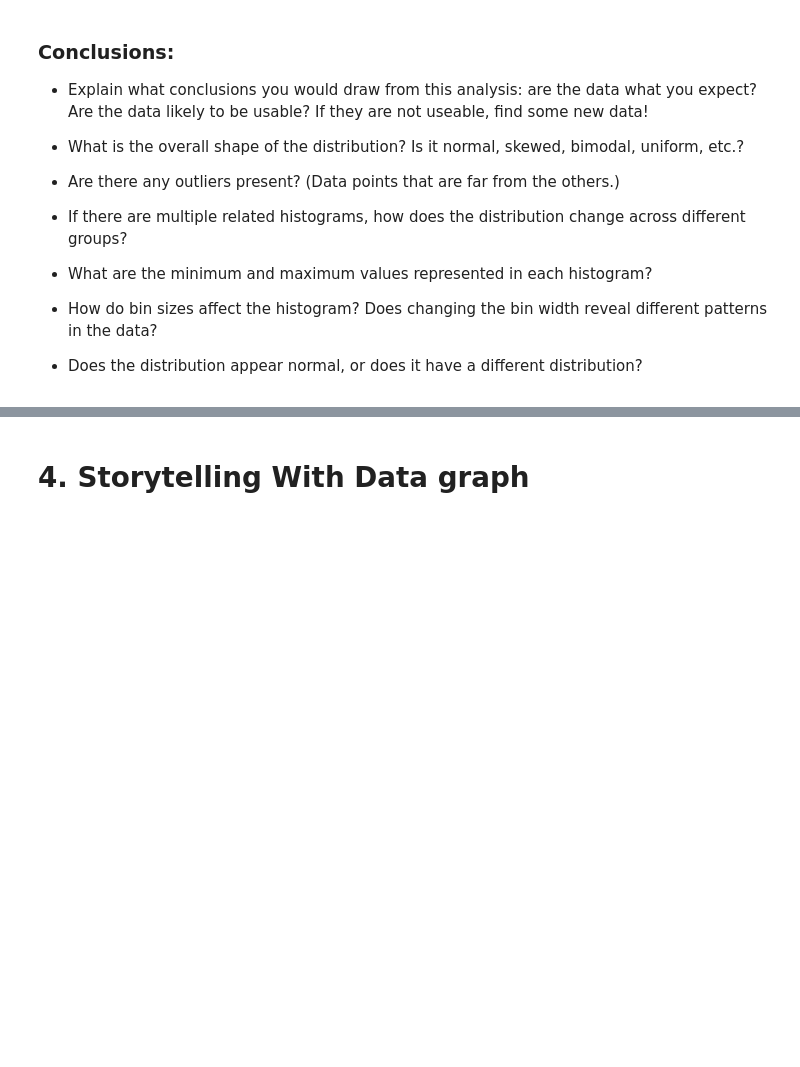
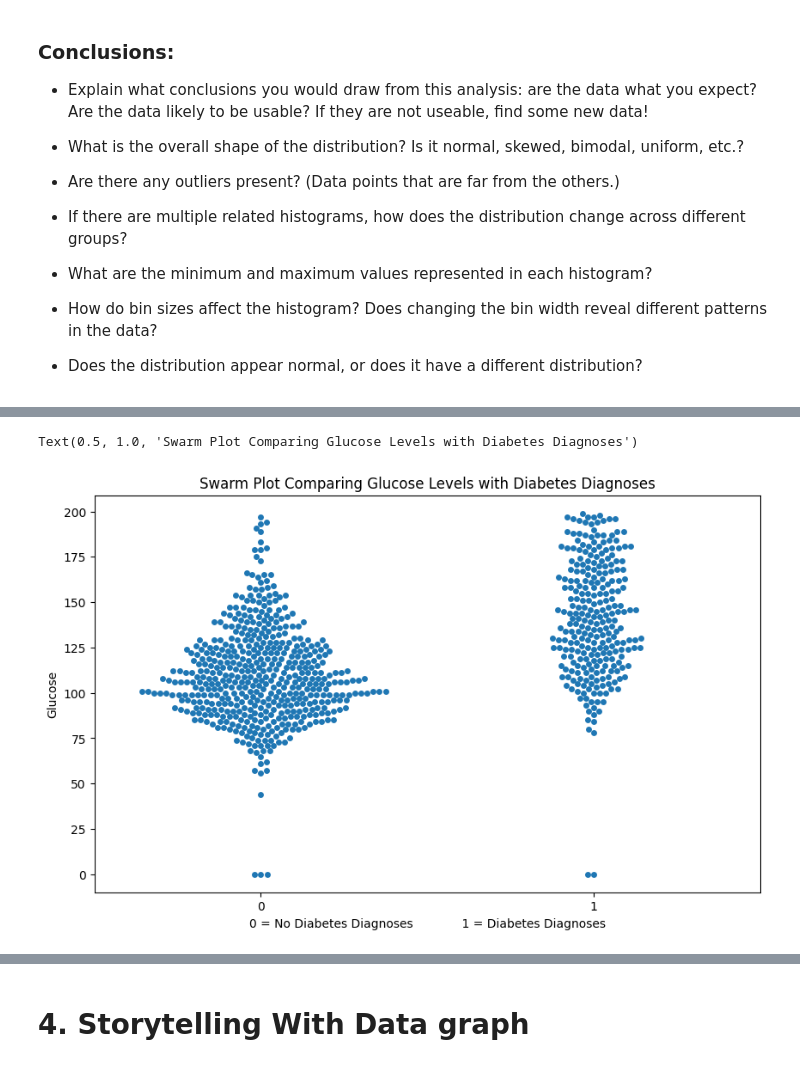
Before and after one commit to els246/2025-spring-B2, a Jupyter notebook: OMDS-ModB2-Week4-Stiller-Emma.ipynb, the cells around one changed output, grey strips where cells are left out. Saved outputs shown, nothing was run; the diff lists cells and outputs as text; code cells hidden in the pictures; blank space fills up the shorter version.

```diff
--- a/OMDS-ModB2-Week4-Stiller-Emma.ipynb
+++ b/OMDS-ModB2-Week4-Stiller-Emma.ipynb
@@ -82,0 +147,10 @@ This week, you will do the same types of exercises as last week, but you should
+# %%
+# swarm plot
+
+plt.figure(figsize=(10,6))
+sns.swarmplot(x='Outcome', y='Glucose', data=df)
+plt.xlabel('0 = No Diabetes Diagnoses             1 = Diabetes Diagnoses')
+plt.title('Swarm Plot Comparing Glucose Levels with Diabetes Diagnoses')
+# %% [output]
+Text(0.5, 1.0, 'Swarm Plot Comparing Glucose Levels with Diabetes Diagnoses')
+[figure, added]
```
Also changed, not shown: parts of 13 cells of this notebook, 1 other file.
